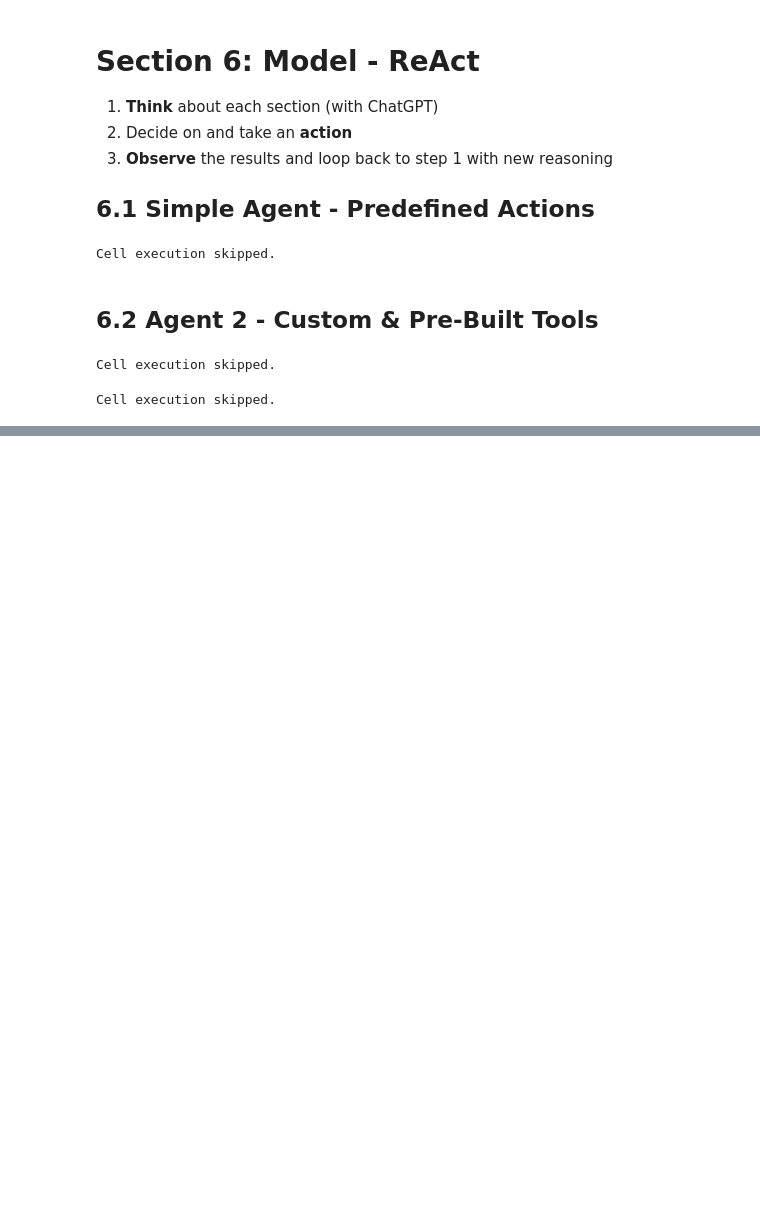
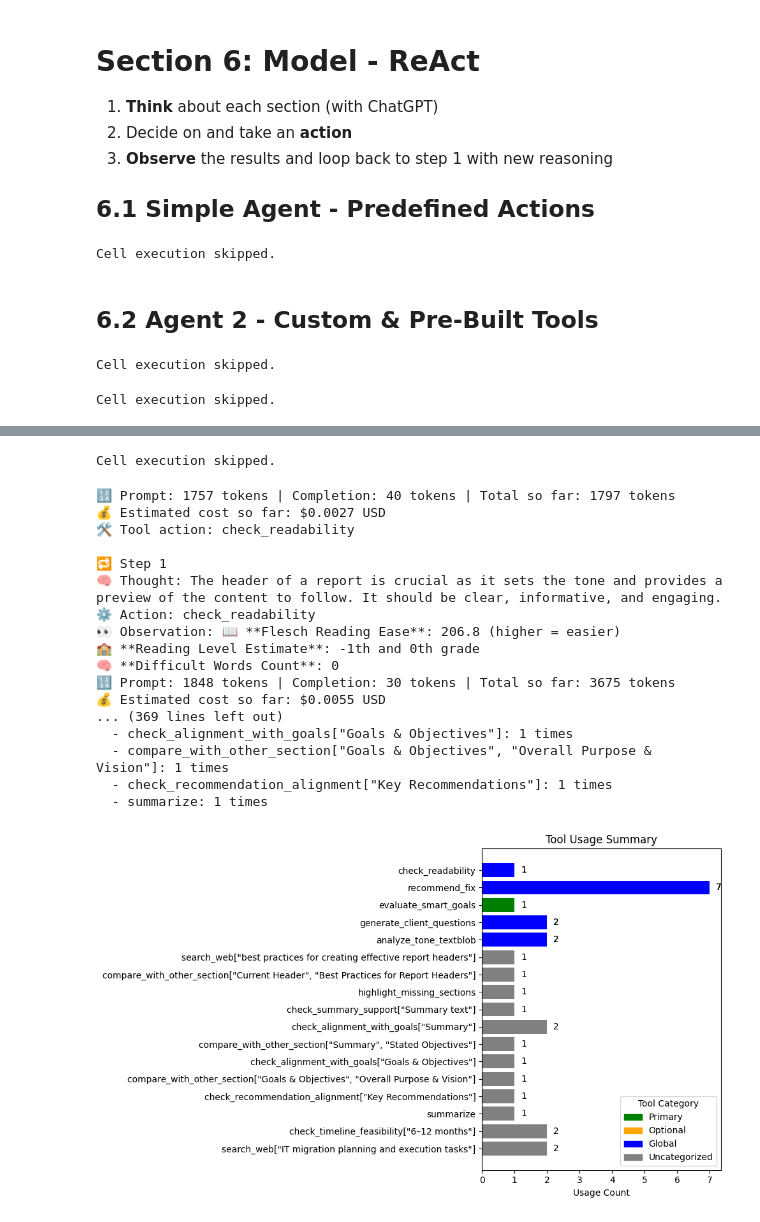
Before and after one commit to stewmckendry/Project5_IT_Consultant, a Jupyter notebook: notebooks/IT Consultant.ipynb, the cells around one changed output, grey strips where cells are left out. Drawn from its saved outputs; the diff is of its cells as text; code cells hidden in the pictures; blank space fills up the shorter version.

```diff
--- a/notebooks/IT Consultant.ipynb
+++ b/notebooks/IT Consultant.ipynb
@@ -911,18 +1197,3 @@ tool_priority_map = {
         "optional": ["check_guideline"]
     }
 }
-# %%
-# Define the canonical section map for mapping section names to canonical names (similar to the tool catalog)
-canonical_section_map = {
-    "Header": ["header", "project context", "introduction", "overview"],
-    "Summary": ["summary", "executive summary"],
-    "Goals & Objectives": ["goals", "objectives", "strategic priorities"],
-    "Current State Assessment": ["current state", "as-is", "status quo"],
-    "Future State": ["future state", "to-be", "vision", "target state"],
-    "Key Recommendations": ["recommendations", "our recommendations", "next steps"],
-    "Implementation Plan": ["implementation plan", "roadmap", "deployment", "schedule", "timeline", "phasing"],
-    "Benefits": ["benefits", "value", "expected outcomes"],
-    "Costs": ["costs", "financials", "budget", "investment"],
-    "Resources": ["resources", "team structure", "staffing", "governance"],
-    "Risks & Mitigations": ["risks", "mitigations", "risk mitigation"]
-}
@@ -2497,0 +3209,60 @@ test_tool_action('search_serpapi["Canada digital health strategy"]')
+# %%
+# Boolean to control cell execution
+execute_cell = False
+
+if execute_cell:
+    # Unit test tools
+    test_tool_action('should_cite["We recommend to implement Salesforce CRM for better customer management."]', name="Test Section")
+else:
+    print("Cell execution skipped.")
+# %% [output]
+Cell execution skipped.
+# %%
+## Run ReAct on the full report of all sections
+# Load report from file (txt, md)
+
+# Boolean to control cell execution
+execute_cell = True
+
+if execute_cell:
+    # Load report for review from file
+    filepath = "../data/reports/sample_report.txt"
+    raw_text = load_report_text_from_file(filepath)
+    report_sections = split_report_into_sections(raw_text)
+
+    # Initialize and run full report review
+    react_agent = ReActConsultantAgent(section_name="Full Report", section_text="")
+    react_agent = run_full_report_review(react_agent, report_sections)
+
+    # Display summary
+    print("\n🧾 Final Summary:\n")
+    print(react_agent.memory["final_summary"])
+
+    # Export
+    await export_report_to_markdown_and_pdf(react_agent)
+    print("✅ Report exported successfully.")
+
+    # Tool usage summary
+    print_tool_usage(react_agent)
+    plot_tool_usage(react_agent.tool_usage)
+else:
+    print("Cell execution skipped.")
+# %% [output]
+🔢 Prompt: 1757 tokens | Completion: 40 tokens | Total so far: 1797 tokens
+💰 Estimated cost so far: $0.0027 USD
+🛠️ Tool action: check_readability
+
+🔁 Step 1
+🧠 Thought: The header of a report is crucial as it sets the tone and provides a preview of the content to follow. It should be clear, informative, and engaging.
+⚙️ Action: check_readability
+👀 Observation: 📖 **Flesch Reading Ease**: 206.8 (higher = easier)
+🏫 **Reading Level Estimate**: -1th and 0th grade
+🧠 **Difficult Words Count**: 0
+🔢 Prompt: 1848 tokens | Completion: 30 tokens | Total so far: 3675 tokens
+💰 Estimated cost so far: $0.0055 USD
+... (369 lines left out)
+  - check_alignment_with_goals["Goals & Objectives"]: 1 times
+  - compare_with_other_section["Goals & Objectives", "Overall Purpose & Vision"]: 1 times
+  - check_recommendation_alignment["Key Recommendations"]: 1 times
+  - summarize: 1 times
+[figure, added]
```
Also changed, not shown: parts of 32 cells of this notebook, 18 other files.
